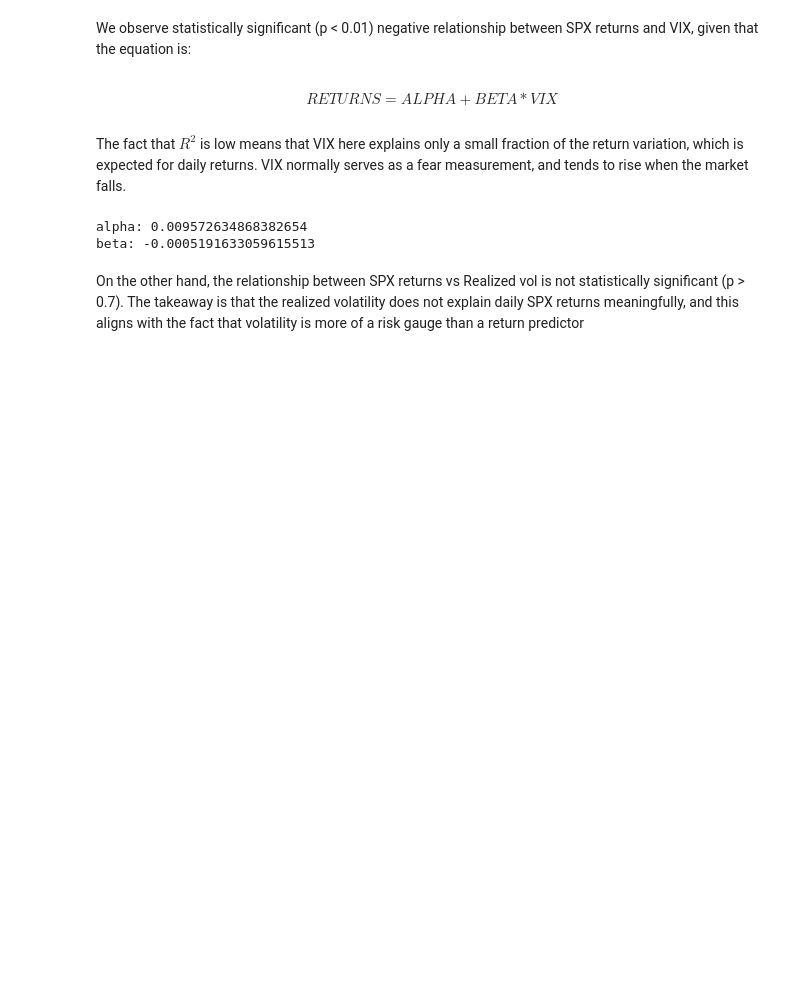
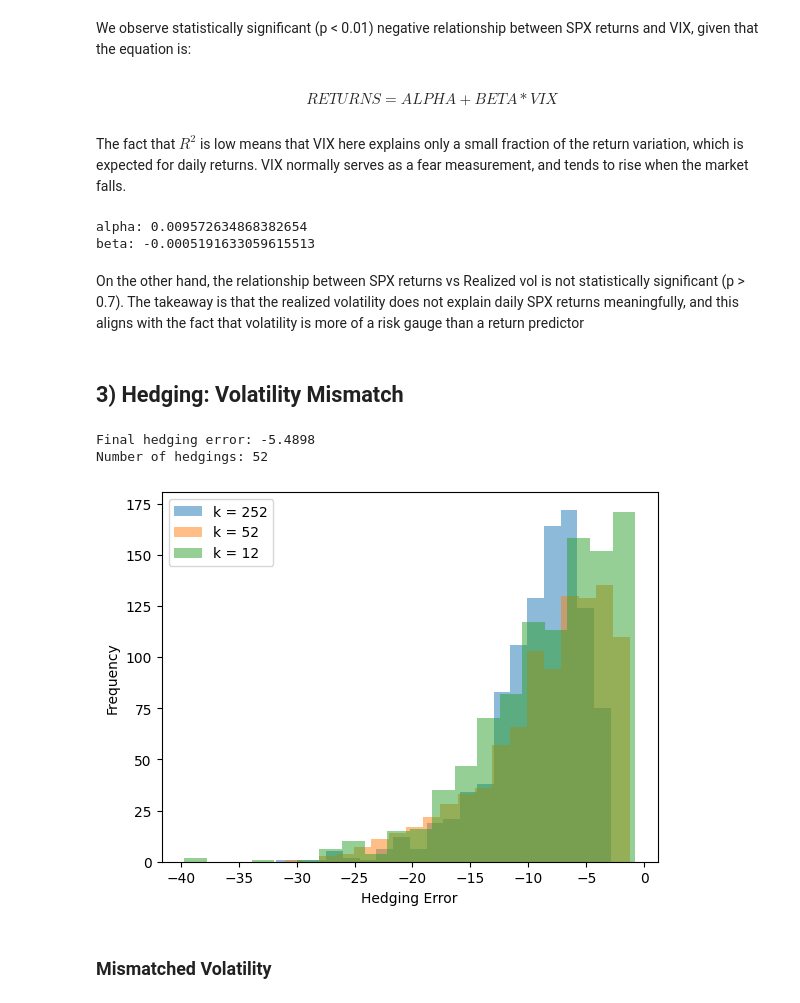
Before and after one commit to GiorgioCampo/CF_Assignment1, a Jupyter notebook: compfin_1.ipynb, the cells around one changed output. Cells and saved outputs as stored; diff of their text form; code cells hidden in the pictures; blank space fills up the shorter version.

```diff
--- a/compfin_1.ipynb
+++ b/compfin_1.ipynb
@@ -517,3 +522,5 @@ alpha: 0.009572634868382654
 beta: -0.0005191633059615513
 # %% [markdown]
 On the other hand, the relationship between SPX returns vs Realized vol is not statistically significant (p > 0.7). The takeaway is that the realized volatility does not explain daily SPX returns meaningfully, and this aligns with the fact that volatility is more of a risk gauge than a return predictor
+# %% [markdown]
+## 3) Hedging: Volatility Mismatch
@@ -519,0 +584,55 @@ On the other hand, the relationship between SPX returns vs Realized vol is not s
+# %%
+# Parameters
+K = 99
+S0 = 100
+r = 0.06
+sigma = 0.2
+T = 1
+n = 1000  # simulation points
+k = 252 # number of hedgings
+dt = T / n
+
+S = euler_scheme(S0, r, sigma, T, n)
+
+# Simulate hedging strategy
+n = 1000
+k = 52
+hedging_error, n_of_hedgings = dynamic_hedging(S, K, T, r, sigma, dt, n, k)
+
+
+print(f"Final hedging error: {hedging_error:.4f}")
+print(f"Number of hedgings: {n_of_hedgings}")
+# %% [output]
+Final hedging error: -5.4898
+Number of hedgings: 52
+# %%
+# Parameters
+K = 99
+S0 = 100
+r = 0.06
+sigma = 0.2
+T = 1
+n = 1000  # simulation points
+k = 252 # number of hedgings
+dt = T / n
+
+hedging_errors = {252: [], 52: [], 12: []}
+
+for k in hedging_errors.keys():
+    for _ in range(1000):
+        S = euler_scheme(S0, r, sigma, T, n)
+        hedging_error, n_of_hedgings = dynamic_hedging(S, K, T, r, sigma, dt, n, k)
+        hedging_errors[k].append(hedging_error)
+# %%
+
+# Plot hedging errors distributionos for the two levels of k
+for k in [252, 52, 12]:
+    plt.hist(hedging_errors[k], bins=20, alpha=0.5, label=f"k = {k}")
+plt.xlabel("Hedging Error")
+plt.ylabel("Frequency")
+plt.legend()
+plt.show()
+# %% [output]
+[figure, added]
+# %% [markdown]
+### Mismatched Volatility
```
Also changed, not shown: parts of 4 cells of this notebook.
